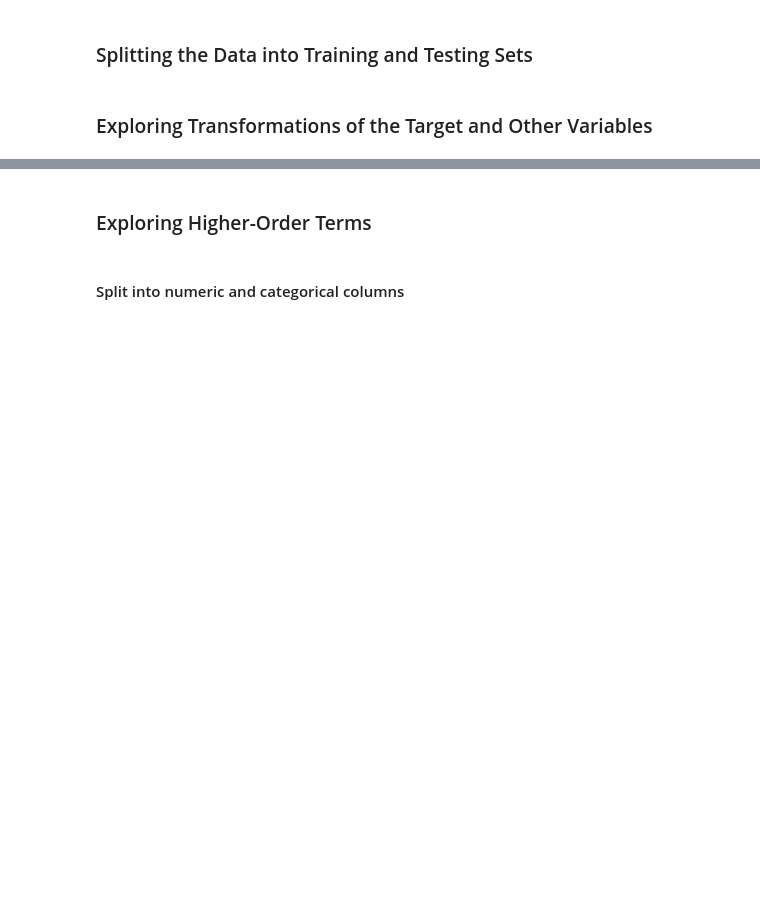
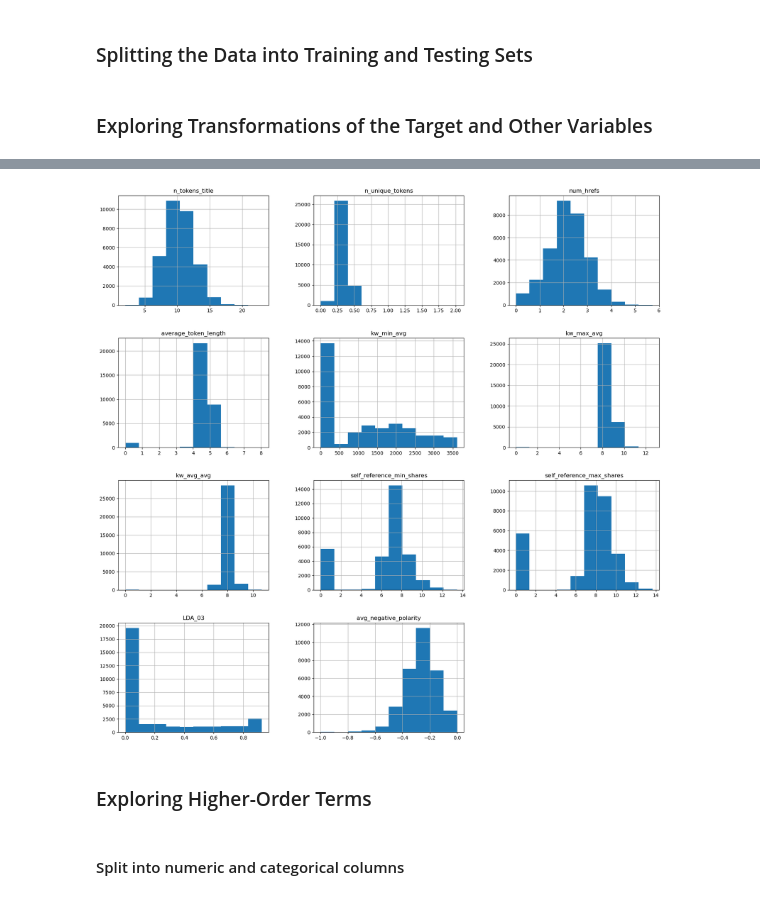
Before and after one commit to stat220/final-lab-group-18, a Jupyter notebook: Stat_220_Final_Lab.ipynb, the cells around one changed output, grey strips where cells are left out. Cells and saved outputs as stored; diff of their text form; code cells hidden in the pictures; blank space fills up the shorter version.

```diff
--- a/Stat_220_Final_Lab.ipynb
+++ b/Stat_220_Final_Lab.ipynb
@@ -167,3 +174,25 @@ y_test_log = np.log1p(y_test)
+# %%
+X_train['n_unique_tokens'] = np.log1p(X_train['n_unique_tokens'])
+X_train['num_hrefs'] = np.log1p(X_train['num_hrefs'])
+X_train['kw_max_avg'] = np.log1p(X_train['kw_max_avg'])
+X_train['kw_avg_avg'] = np.log1p(X_train['kw_avg_avg'])
+X_train['self_reference_min_shares'] = np.log1p(X_train['self_reference_min_shares'])
+X_train['self_reference_max_shares'] = np.log1p(X_train['self_reference_max_shares'])
+X_train['n_unique_tokens'] = np.log1p(X_train['n_unique_tokens'])
+
+X_train.hist(figsize=(20, 20))
+plt.show()
+
+# transform test data
+X_test['n_unique_tokens'] = np.log1p(X_test['n_unique_tokens'])
+X_test['num_hrefs'] = np.log1p(X_test['num_hrefs'])
+X_test['kw_max_avg'] = np.log1p(X_test['kw_max_avg'])
+X_test['kw_avg_avg'] = np.log1p(X_test['kw_avg_avg'])
+X_test['self_reference_min_shares'] = np.log1p(X_test['self_reference_min_shares'])
+X_test['self_reference_max_shares'] = np.log1p(X_test['self_reference_max_shares'])
+X_test['n_unique_tokens'] = np.log1p(X_test['n_unique_tokens'])
+# %% [output]
+[figure, added]
 # %% [markdown]
 ### Exploring Higher-Order Terms
 # %% [markdown]
```
Also changed, not shown: parts of 2 cells of this notebook.
